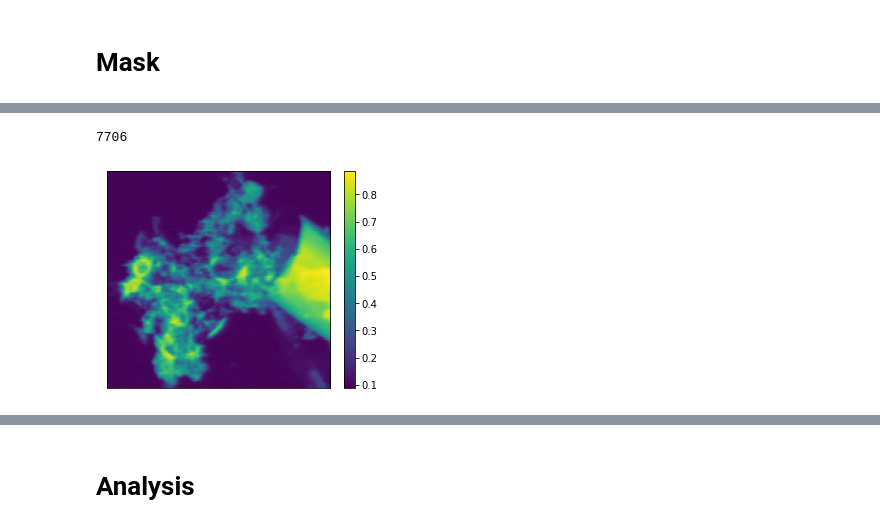
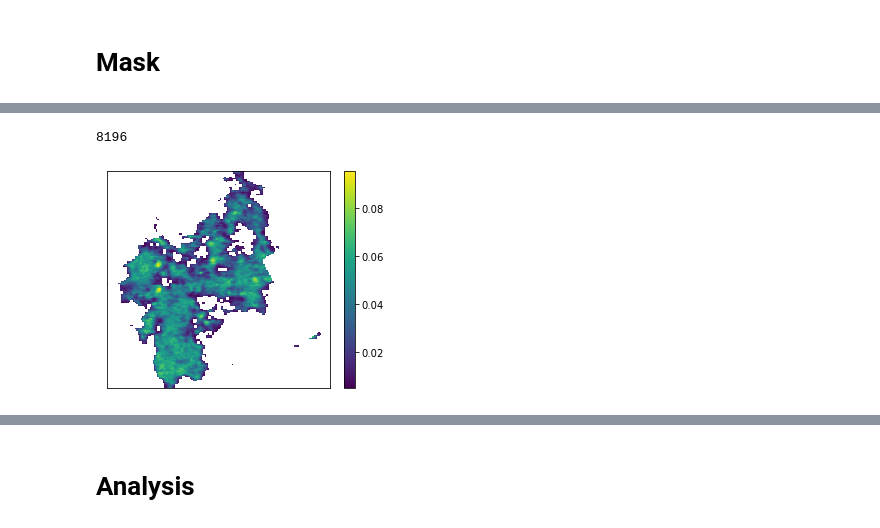
Before and after one commit to stetef/nano-XANES-microscopy-of-Fe, a Jupyter notebook: ALS Data Analysis.ipynb, the cells around one changed output, grey strips where cells are left out. Cells and saved outputs as stored; diff of their text form; code cells hidden in the pictures.

```diff
--- a/ALS Data Analysis.ipynb
+++ b/ALS Data Analysis.ipynb
@@ -95,7 +95,7 @@ for x in range(Data.shape[1]):
 #     plt.plot(Energy, s, c=plt.cm.tab20(15), alpha=0.01, lw=0.7)
 # plt.plot(Energy, np.average(np.array(list(I0_dict.values())), axis=0), c=plt.cm.tab10(0))
 # %%
-e0, I0 = np.loadtxt("Data/ALS_Toner/FigS3/71214098/Aligned/i0.xsp").T
+e0, I0 = np.loadtxt("Data/ALS_Toner/71214098_FigS3/Aligned/i0.xsp").T
 plt.plot(Energy, I0)
 # %% [output]
 [<matplotlib.lines.Line2D at 0x...>]
@@ -198,7 +198,7 @@ plt.show()
 # %%
 processed_img = normalized_img.copy()
 
-background_subtract = False
+background_subtract = True
 
 if background_subtract:
     for x in range(150):
@@ -261,7 +261,7 @@ for i, spectrum in enumerate(flattened_data):
 # %% [markdown]
 # Mask
 # %%
-mask_file = "Data/ALS_Toner/FigS3/71214098/Aligned/remove thick part.msk"
+mask_file = "Data/ALS_Toner/71214098_FigS3/Aligned/remove thick part.msk"
 file = open(mask_file, 'r')
 lines = file.readlines()
 file.close()
@@ -278,7 +278,8 @@ for i, line in enumerate(lines):
     feature_mask.append(processed_line)
 feature_mask = np.flip(np.array(feature_mask), axis=0)
 # %%
-threshold = 0.2 #0.005
+# threshold = 0.2
+threshold = 0.005
 
 mask = np.ones((processed_img.shape[0], processed_img.shape[1]))
 bool_arr = np.average(processed_img, axis=2) > threshold
@@ -301,19 +302,21 @@ ax.set_yticks([])
 # %%
 pts = np.array(list(filtered_data_dict.keys()))
 filtered_data = np.array(list(filtered_data_dict.values()))
 print(len(filtered_data))
 
+filtered_img = np.ma.masked_array(np.average(processed_img, axis=2), mask=mask)
+
 fig, ax = plt.subplots(figsize=(5, 4))
 plt.subplots_adjust(wspace=0.1)
-img = ax.imshow(np.flip(np.average(processed_img, axis=2), axis=0), cmap=plt.cm.viridis, aspect='auto')
-# img = ax.imshow(filtered_img, cmap=plt.cm.viridis, aspect='auto')
+#img = ax.imshow(np.flip(np.average(processed_img, axis=2), axis=0), cmap=plt.cm.viridis, aspect='auto')
+img = ax.imshow(np.flip(filtered_img, axis=0), cmap=plt.cm.viridis, aspect='auto')
 plt.colorbar(img, ax=ax)
 ax.set_xticks([])
 ax.set_yticks([])
 plt.show()
 # %% [output]
-7706
+8196
-[figure, old version]
+[figure, new version]
 # %%
 for i, spectrum in enumerate(filtered_data):
     plt.plot(Energy, spectrum, alpha=0.3)
```
Also changed, not shown: parts of 14 cells of this notebook.
